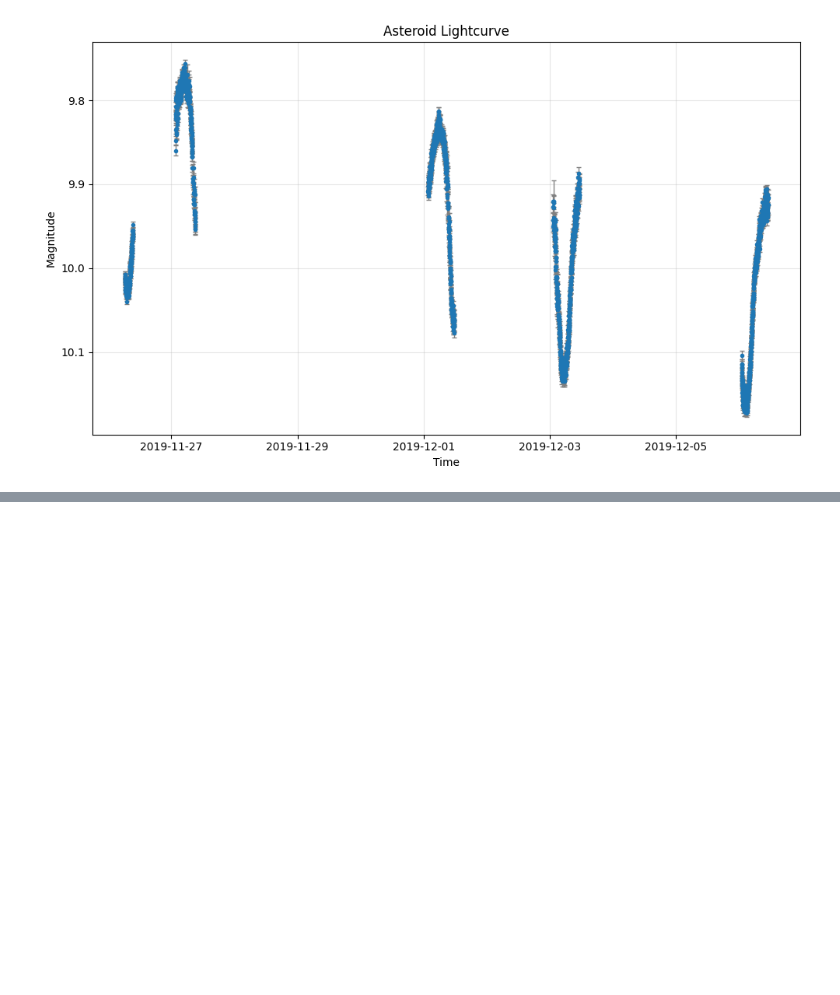
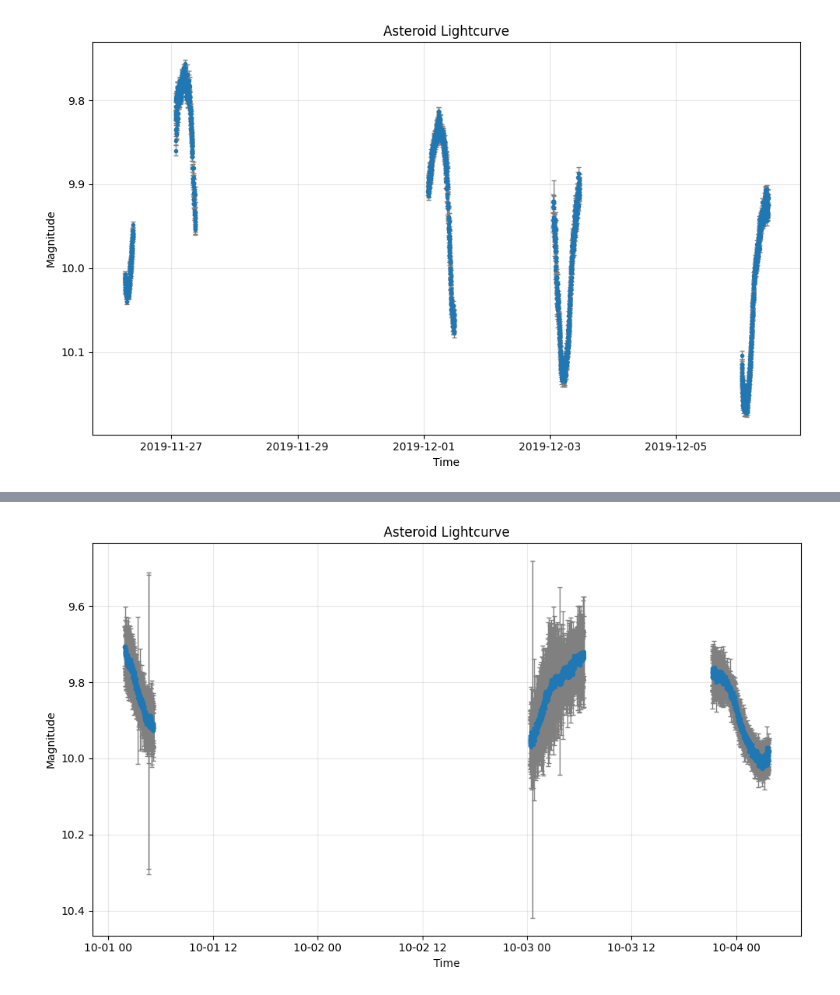
Before and after one commit to garfbild/PhaseDM, a Jupyter notebook: examples/asteroid_pdm.ipynb, the cells around one changed output, grey strips where cells are left out. Saved outputs shown, nothing was run; the diff lists cells and outputs as text; code cells hidden in the pictures; blank space fills up the shorter version.

```diff
--- a/examples/asteroid_pdm.ipynb
+++ b/examples/asteroid_pdm.ipynb
@@ -126,0 +133,12 @@ plot_lightcurve(slice_t,slice_y,slice_errors)
+# %%
+date1 = "2018-09-25"
+date2 = "2018-10-05"
+
+
+slice_errors = errors[(t >= np.datetime64(date1)) & (t < np.datetime64(date2))]
+slice_y = y[(t >= np.datetime64(date1)) & (t < np.datetime64(date2))]
+slice_t = t[(t >= np.datetime64(date1)) & (t < np.datetime64(date2))]
+
+plot_lightcurve(slice_t,slice_y,slice_errors)
+# %% [output]
+[figure, added]
```
Also changed, not shown: parts of 24 cells of this notebook, 9 other files.
